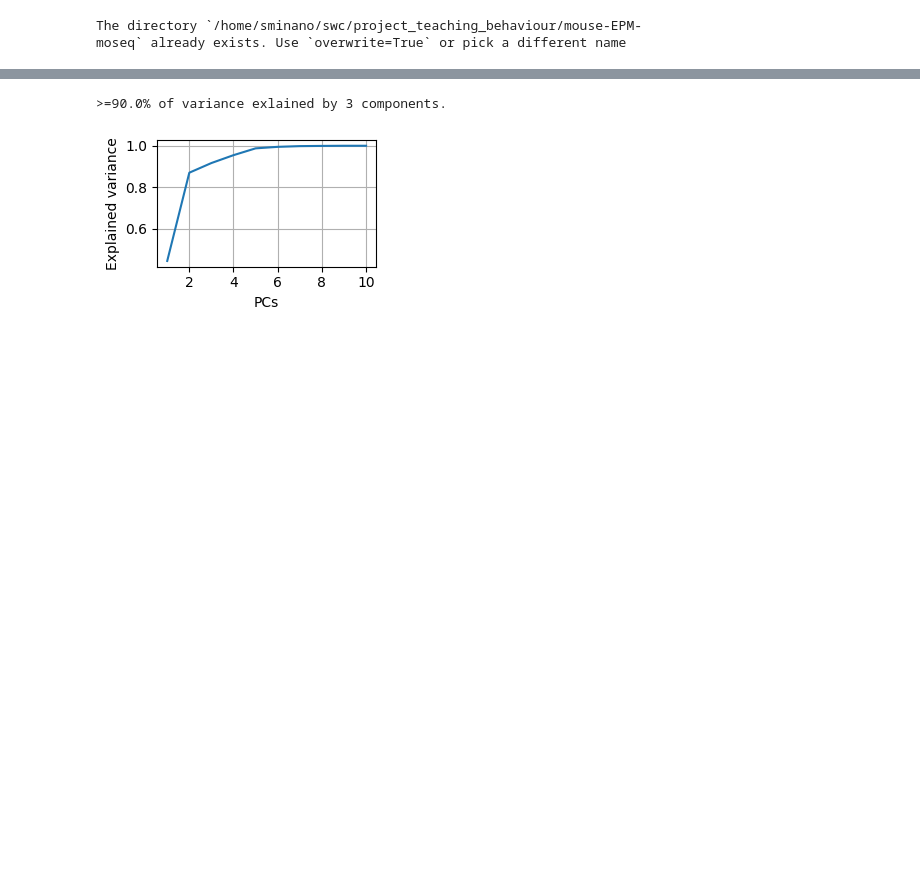
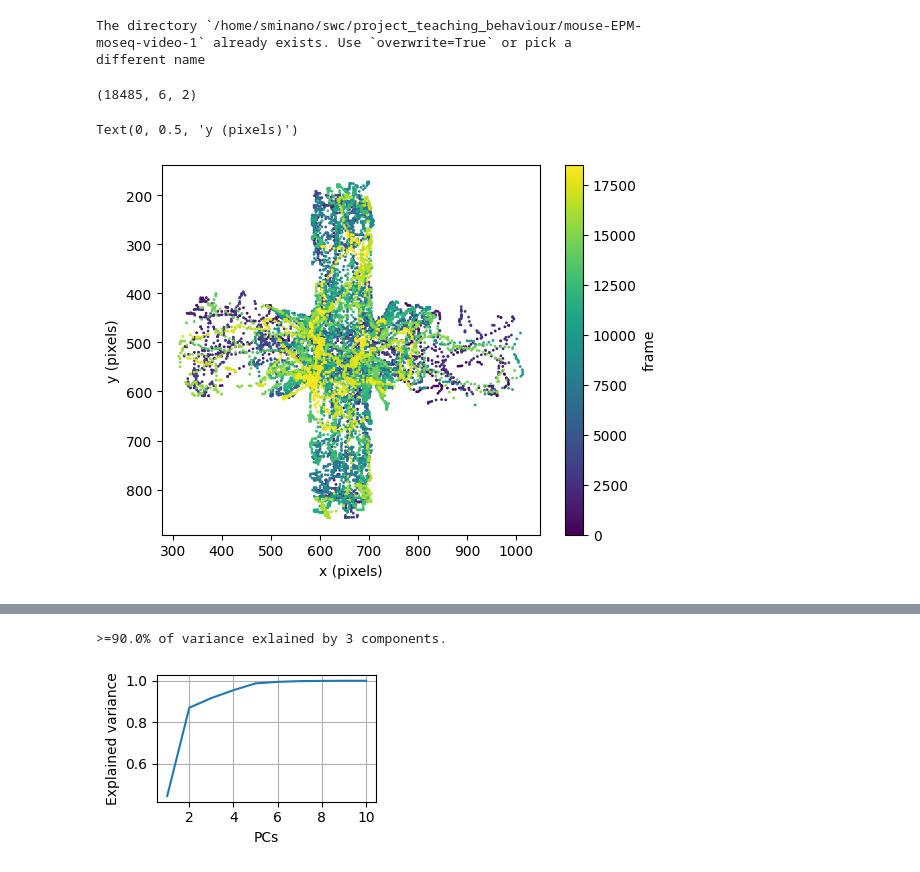
Before and after one commit to neuroinformatics-unit/course-behavioural-analysis, a Jupyter notebook: notebooks/EPM_keypoint_moseq.ipynb, the cells around one changed output, grey strips where cells are left out. Cells and saved outputs as stored; diff of their text form; code cells hidden in the pictures; blank space fills up the shorter version.

Commit message:
Check results of analysis in ipynb

```diff
--- a/notebooks/EPM_keypoint_moseq.ipynb
+++ b/notebooks/EPM_keypoint_moseq.ipynb
@@ -16,14 +37,14 @@ video_path = '/home/sminano/swc/project_teaching_behaviour/mouse-EPM/rawdata/sub
 # %%
 # Create moseq project
-project_dir = '/home/sminano/swc/project_teaching_behaviour/mouse-EPM-moseq' # must not exist before
+project_dir = '/home/sminano/swc/project_teaching_behaviour/mouse-EPM-moseq-video-1' # must not exist before
 config = lambda: kpms.load_config(project_dir)
 
-# from SLEAP
-# choose a .h5 file for one of your recordings
+# use SLEAP predictions file
 kpms.setup_project(project_dir, sleap_file=sleap_predictions) # this creates a config file
 # %% [output]
 The directory `/home/sminano/swc/project_teaching_behaviour/mouse-EPM-
-moseq` already exists. Use `overwrite=True` or pick a different name
+moseq-video-1` already exists. Use `overwrite=True` or pick a
+different name
 # %%
 # Edit config
 kpms.update_config(
@@ -35,0 +65,30 @@ kpms.update_config(
+# %%
+coordinates['video-1.predictions.analysis'].shape
+# %% [output]
+(18485, 6, 2)
+# %%
+import matplotlib.pyplot as plt
+
+coords = coordinates['video-1.predictions.analysis']
+
+# trajectory of first kpt in time
+fig, ax = plt.subplots(1,1)
+im = ax.scatter(
+    x=coords[:,0,0],  # first kpt
+    y=coords[:,0,1],  # first kpt
+    s=1,
+    c=range(coords.shape[0]),
+    vmin=0,
+    vmax=coords.shape[0]
+)
+
+# Add a colorbar based on the scatter plot
+cbar = fig.colorbar(im, ax=ax)
+cbar.set_label('frame')  # Optional: label for the colorbar
+ax.set_aspect("equal")
+ax.set_xlabel("x (pixels)")
+ax.set_ylabel("y (pixels)")
+ax.invert_yaxis()
+# %% [output]
+Text(0, 0.5, 'y (pixels)')
+[figure, added]
```
Also changed, not shown: parts of 25 cells of this notebook.
